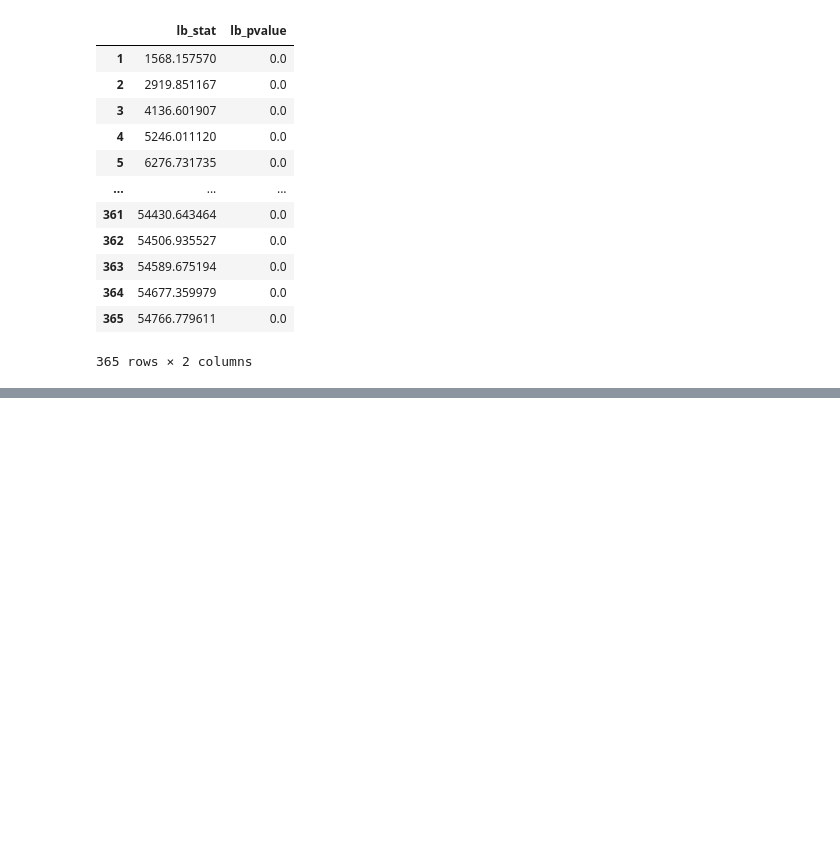
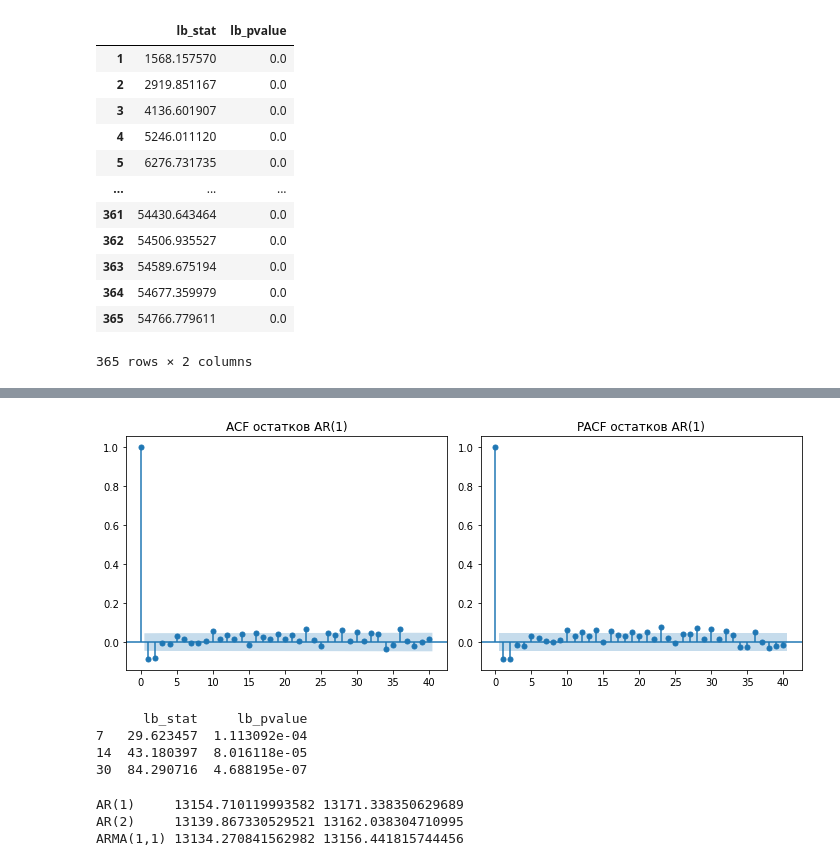
Before and after one commit to niosandd/data-scientist-from-zero-to-pro, a Jupyter notebook: DS ВШЭ/Анализ и прогнозирование временных рядов/DopExample_TS_1_2.ipynb, the cells around one changed output, grey strips where cells are left out. Cells and saved outputs as stored; diff of their text form; code cells hidden in the pictures; blank space fills up the shorter version.

```diff
--- a/DS ВШЭ/Анализ и прогнозирование временных рядов/DopExample_TS_1_2.ipynb
+++ b/DS ВШЭ/Анализ и прогнозирование временных рядов/DopExample_TS_1_2.ipynb
@@ -453,0 +412,3 @@ acorr_ljungbox(humidity_eilat_day, return_df=True, lags=365)
+# %%
+res_ar1 = ARIMA(y, order=(1, 0, 0)).fit()
+print(res_ar1.summary())
@@ -453,0 +433,29 @@ acorr_ljungbox(humidity_eilat_day, return_df=True, lags=365)
+# %%
+resid1 = res_ar1.resid.dropna()
+
+fig, ax = plt.subplots(1, 2, figsize=(10, 4))
+plot_acf(resid1, ax=ax[0], lags=40)
+plot_pacf(resid1, ax=ax[1], lags=40)
+ax[0].set_title('ACF остатков AR(1)')
+ax[1].set_title('PACF остатков AR(1)')
+plt.tight_layout()
+plt.show()
+
+print(acorr_ljungbox(resid1, return_df=True, lags=[7, 14, 30]))
+# %% [output]
+[figure, added]
+      lb_stat     lb_pvalue
+7   29.623457  1.113092e-04
+14  43.180397  8.016118e-05
+30  84.290716  4.688195e-07
+# %%
+res_ar2 = ARIMA(y, order=(2, 0, 0)).fit()
+res_arma = ARIMA(y, order=(1, 0, 1)).fit()
+
+print('AR(1)    ', res_ar1.aic, res_ar1.bic)
+print('AR(2)    ', res_ar2.aic, res_ar2.bic)
+print('ARMA(1,1)', res_arma.aic, res_arma.bic)
+# %% [output]
+AR(1)     13154.710119993582 13171.338350629689
+AR(2)     13139.867330529521 13162.038304710995
+ARMA(1,1) 13134.270841562982 13156.441815744456
```
Also changed, not shown: parts of 87 cells of this notebook, 27 other files.
